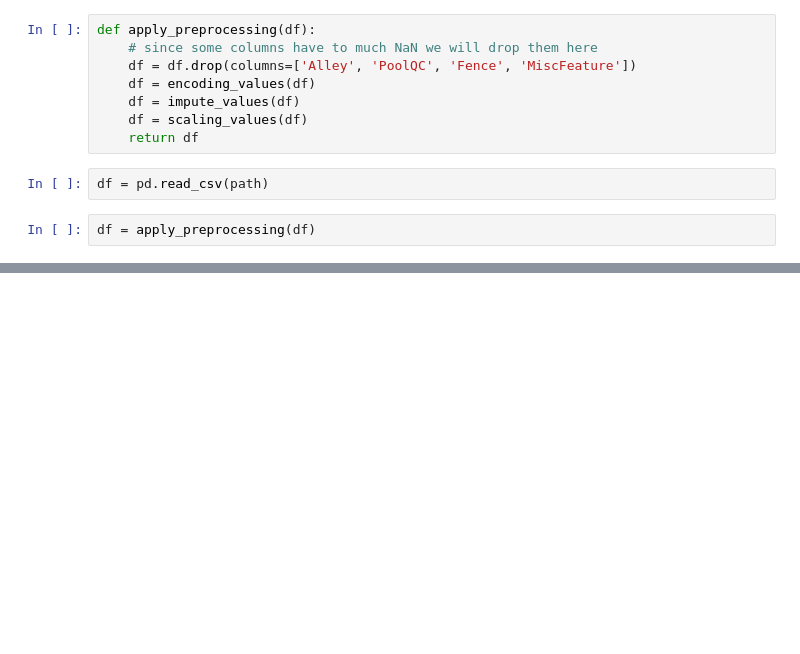
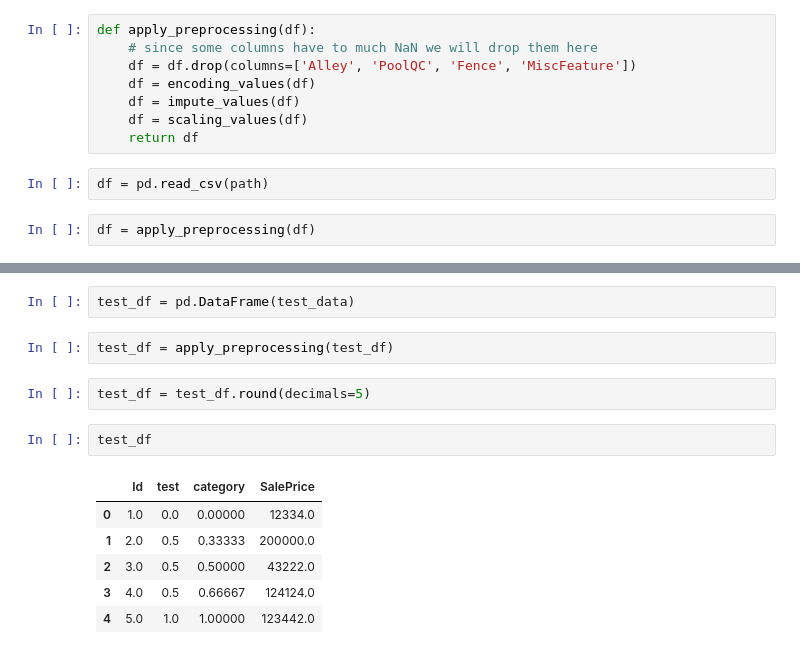
Before and after one commit to minio999-kaggle/house-prices, a Jupyter notebook: playground/preproccesing1.ipynb, the cells around one changed output, grey strips where cells are left out. Saved outputs shown, nothing was run; the diff lists cells and outputs as text; blank space fills up the shorter version.

```diff
--- a/playground/preproccesing1.ipynb
+++ b/playground/preproccesing1.ipynb
@@ -263,0 +274,15 @@ df
+# %%
+test_df = pd.DataFrame(test_data)
+# %%
+test_df = apply_preprocessing(test_df)
+# %%
+test_df = test_df.round(decimals=5)
+# %%
+test_df
+# %% [output]
+|  | Id | test | category | SalePrice |
+| 0 | 1.0 | 0.0 | 0.00000 | 12334.0 |
+| 1 | 2.0 | 0.5 | 0.33333 | 200000.0 |
+| 2 | 3.0 | 0.5 | 0.50000 | 43222.0 |
+| 3 | 4.0 | 0.5 | 0.66667 | 124124.0 |
+| 4 | 5.0 | 1.0 | 1.00000 | 123442.0 |
```
Also changed, not shown: parts of 9 cells of this notebook, 1 other file.
